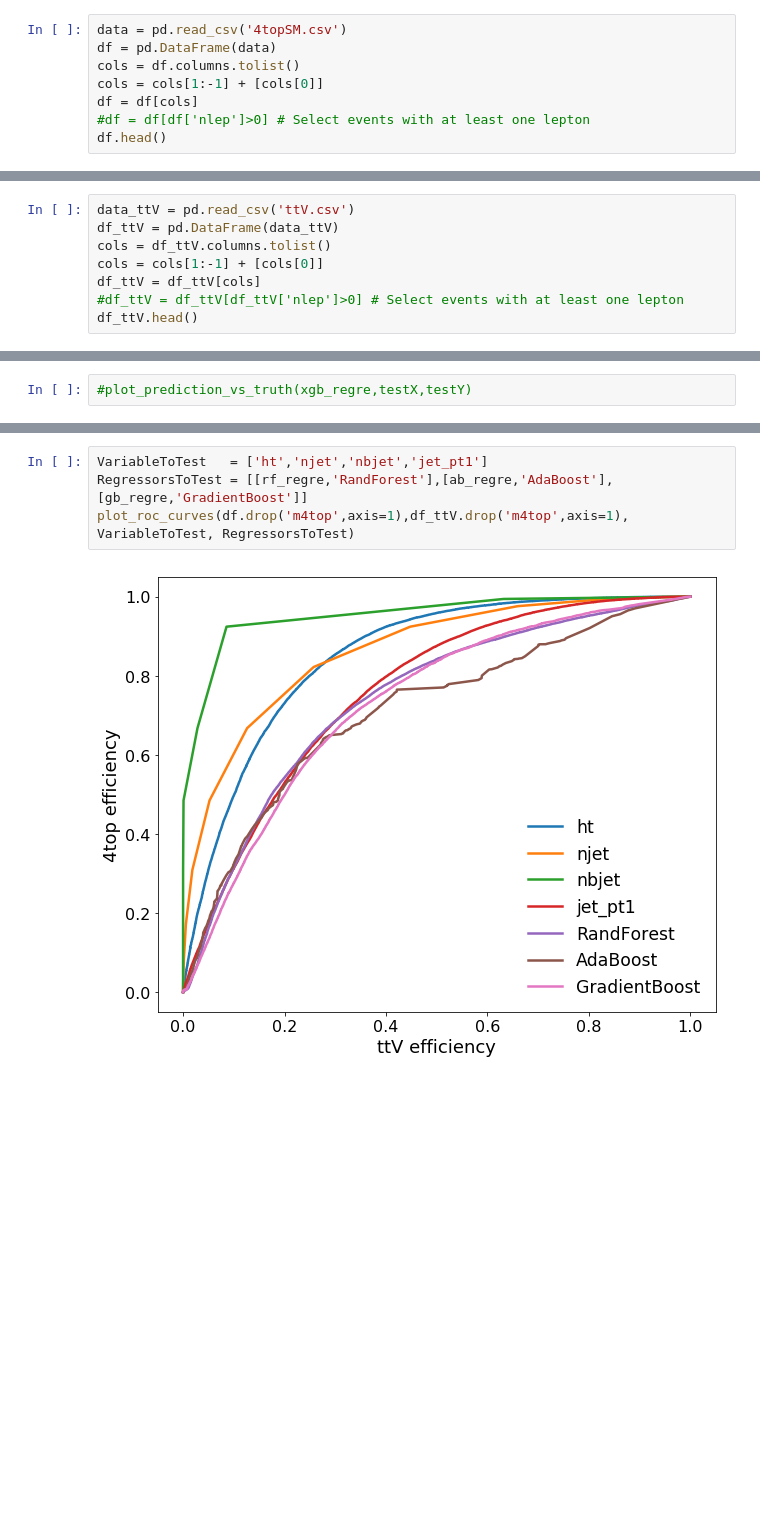
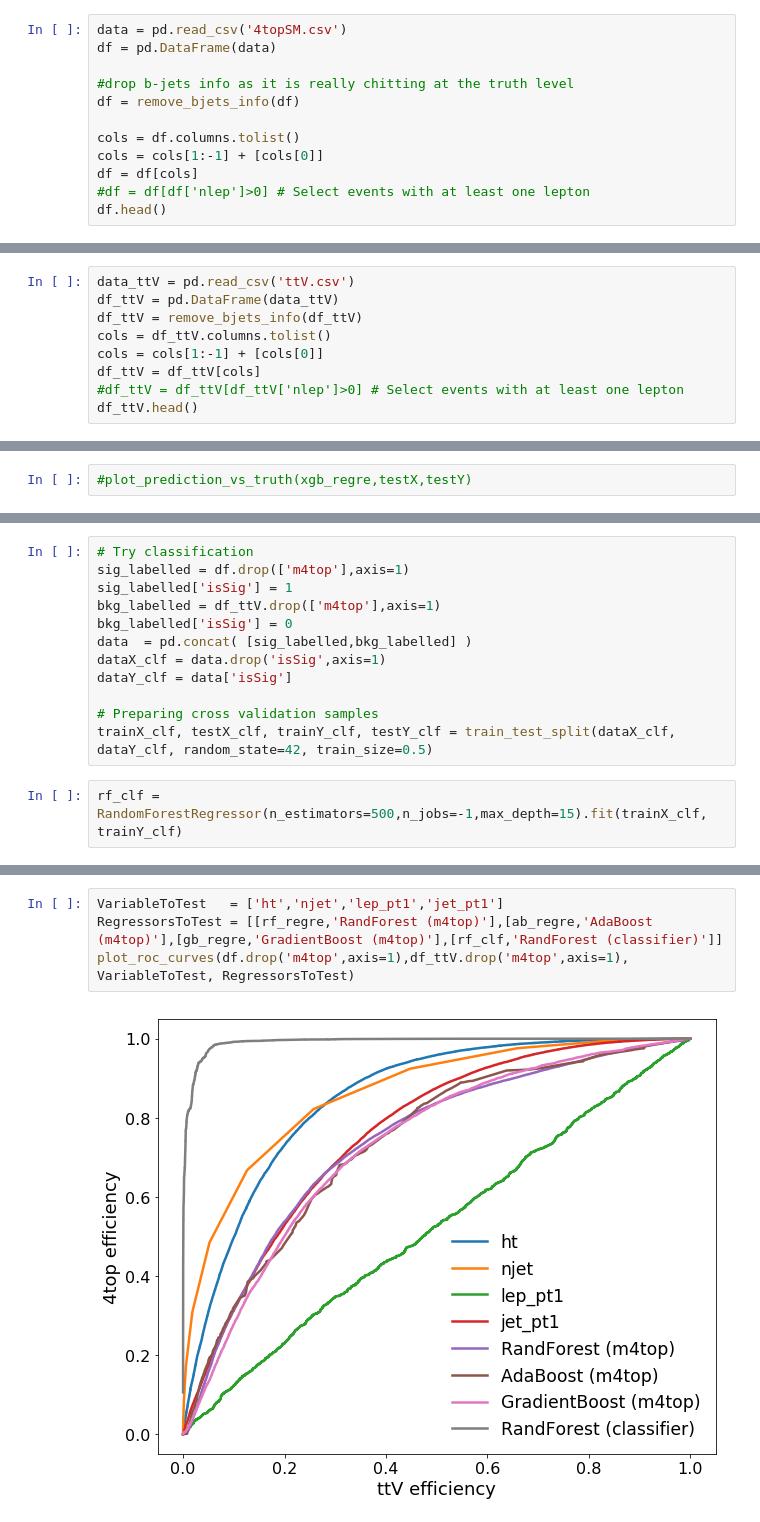
Before and after one commit to rmadar/ML-HEP, a Jupyter notebook: 4topML.ipynb, the cells around one changed output, grey strips where cells are left out. Drawn from its saved outputs; the diff is of its cells as text; blank space fills up the shorter version.

Commit message:
Comparing classifier with regressor

```diff
--- a/4topML.ipynb
+++ b/4topML.ipynb
@@ -29,6 +35,10 @@ from utils import *
 # %%
 data = pd.read_csv('4topSM.csv')
 df = pd.DataFrame(data)
+
+#drop b-jets info as it is really chitting at the truth level
+df = remove_bjets_info(df)
+
 cols = df.columns.tolist()
 cols = cols[1:-1] + [cols[0]]
 df = df[cols]
@@ -45,6 +55,7 @@ df.head()
 # %%
 data_ttV = pd.read_csv('ttV.csv')
 df_ttV = pd.DataFrame(data_ttV)
+df_ttV = remove_bjets_info(df_ttV)
 cols = df_ttV.columns.tolist()
 cols = cols[1:-1] + [cols[0]]
 df_ttV = df_ttV[cols]
@@ -133,0 +145,14 @@ for regre,name in regressors:
+# %%
+# Try classification
+sig_labelled = df.drop(['m4top'],axis=1)
+sig_labelled['isSig'] = 1
+bkg_labelled = df_ttV.drop(['m4top'],axis=1)
+bkg_labelled['isSig'] = 0
+data  = pd.concat( [sig_labelled,bkg_labelled] )
+dataX_clf = data.drop('isSig',axis=1)
+dataY_clf = data['isSig']
+
+# Preparing cross validation samples
+trainX_clf, testX_clf, trainY_clf, testY_clf = train_test_split(dataX_clf, dataY_clf, random_state=42, train_size=0.5)
+# %%
+rf_clf = RandomForestRegressor(n_estimators=500,n_jobs=-1,max_depth=15).fit(trainX_clf, trainY_clf)
@@ -134,6 +172,6 @@ for regre,name in regressors:
 # %%
-VariableToTest   = ['ht','njet','nbjet','jet_pt1']
-RegressorsToTest = [[rf_regre,'RandForest'],[ab_regre,'AdaBoost'],[gb_regre,'GradientBoost']]
+VariableToTest   = ['ht','njet','lep_pt1','jet_pt1']
+RegressorsToTest = [[rf_regre,'RandForest (m4top)'],[ab_regre,'AdaBoost (m4top)'],[gb_regre,'GradientBoost (m4top)'],[rf_clf,'RandForest (classifier)']]
 plot_roc_curves(df.drop('m4top',axis=1),df_ttV.drop('m4top',axis=1), VariableToTest, RegressorsToTest)
 # %% [output]
-[figure, old version]
+[figure, new version]
```
Also changed, not shown: parts of 15 cells of this notebook.
